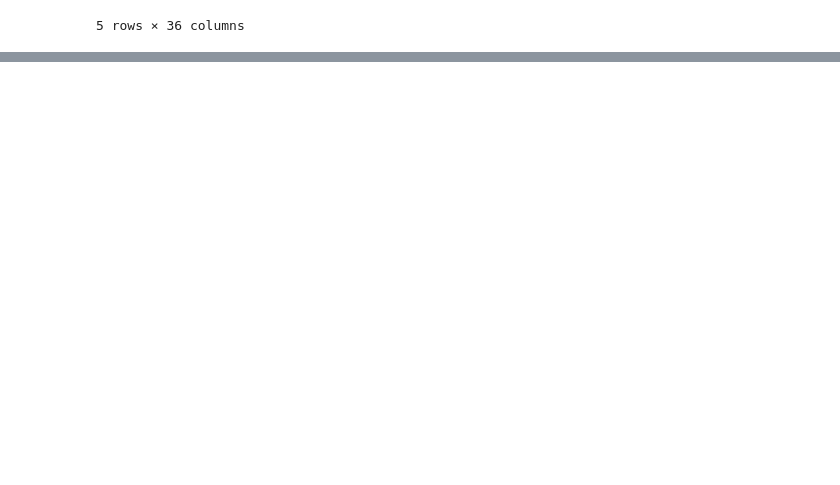
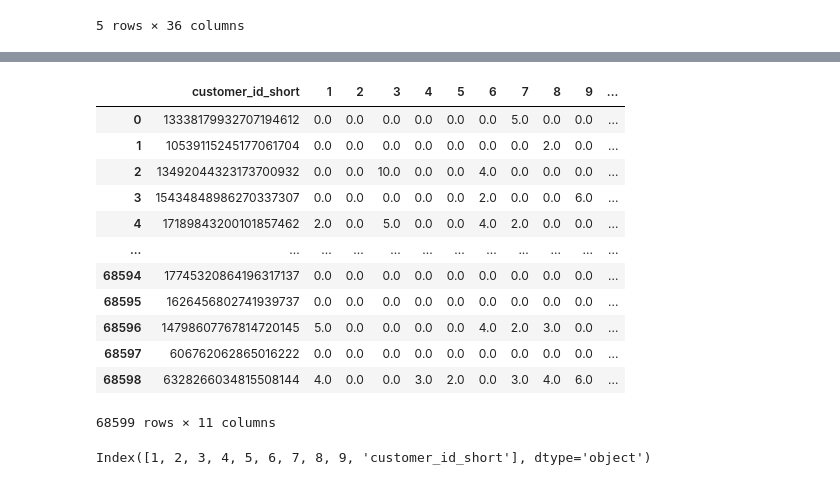
Before and after one commit to morinota/H_and_M_Personalized_Fashion_Recommendations, a Jupyter notebook: feature/user_feature.ipynb, the cells around one changed output, grey strips where cells are left out. Drawn from its saved outputs; the diff is of its cells as text; code cells hidden in the pictures; blank space fills up the shorter version.

```diff
--- a/feature/user_feature.ipynb
+++ b/feature/user_feature.ipynb
@@ -199,0 +292,22 @@ df_t.head()
+# %%
+# 「各月の購入回数」の欠損値を0埋めする
+df_month_avg_item_per_u = df_month_avg_item_per_u.fillna(0)
+df_month_avg_item_per_u
+# %% [output]
+|  | customer_id_short | 1 | 2 | 3 | 4 | 5 | 6 | 7 | 8 | 9 | ... |
+| 0 | 13338179932707194612 | 0.0 | 0.0 | 0.0 | 0.0 | 0.0 | 0.0 | 5.0 | 0.0 | 0.0 | ... |
+| 1 | 10539115245177061704 | 0.0 | 0.0 | 0.0 | 0.0 | 0.0 | 0.0 | 0.0 | 2.0 | 0.0 | ... |
+| 2 | 13492044323173700932 | 0.0 | 0.0 | 10.0 | 0.0 | 0.0 | 4.0 | 0.0 | 0.0 | 0.0 | ... |
+| 3 | 15434848986270337307 | 0.0 | 0.0 | 0.0 | 0.0 | 0.0 | 2.0 | 0.0 | 0.0 | 6.0 | ... |
+| 4 | 17189843200101857462 | 2.0 | 0.0 | 5.0 | 0.0 | 0.0 | 4.0 | 2.0 | 0.0 | 0.0 | ... |
+| ... | ... | ... | ... | ... | ... | ... | ... | ... | ... | ... | ... |
+| 68594 | 17745320864196317137 | 0.0 | 0.0 | 0.0 | 0.0 | 0.0 | 0.0 | 0.0 | 0.0 | 0.0 | ... |
+| 68595 | 1626456802741939737 | 0.0 | 0.0 | 0.0 | 0.0 | 0.0 | 0.0 | 0.0 | 0.0 | 0.0 | ... |
+| 68596 | 14798607767814720145 | 5.0 | 0.0 | 0.0 | 0.0 | 0.0 | 4.0 | 2.0 | 3.0 | 0.0 | ... |
+| 68597 | 606762062865016222 | 0.0 | 0.0 | 0.0 | 0.0 | 0.0 | 0.0 | 0.0 | 0.0 | 0.0 | ... |
+| 68598 | 6328266034815508144 | 4.0 | 0.0 | 0.0 | 3.0 | 2.0 | 0.0 | 3.0 | 4.0 | 6.0 | ... |
+68599 rows × 11 columns
+# %%
+df_month_avg_item_per_u.columns.difference(['customer_id_short', 'num_missing_months'])
+# %% [output]
+Index([1, 2, 3, 4, 5, 6, 7, 8, 9, 'customer_id_short'], dtype='object')
```
Also changed, not shown: parts of 30 cells of this notebook, 4 other files.
